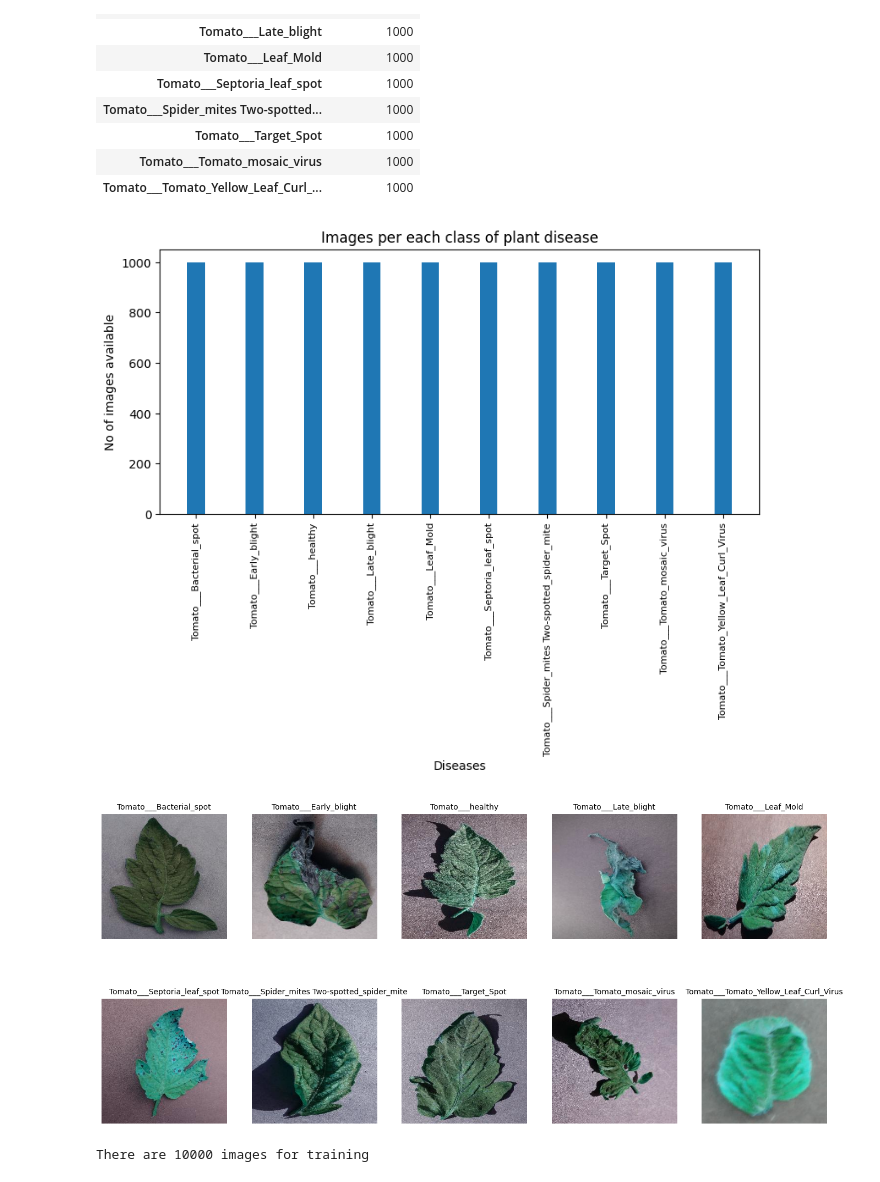
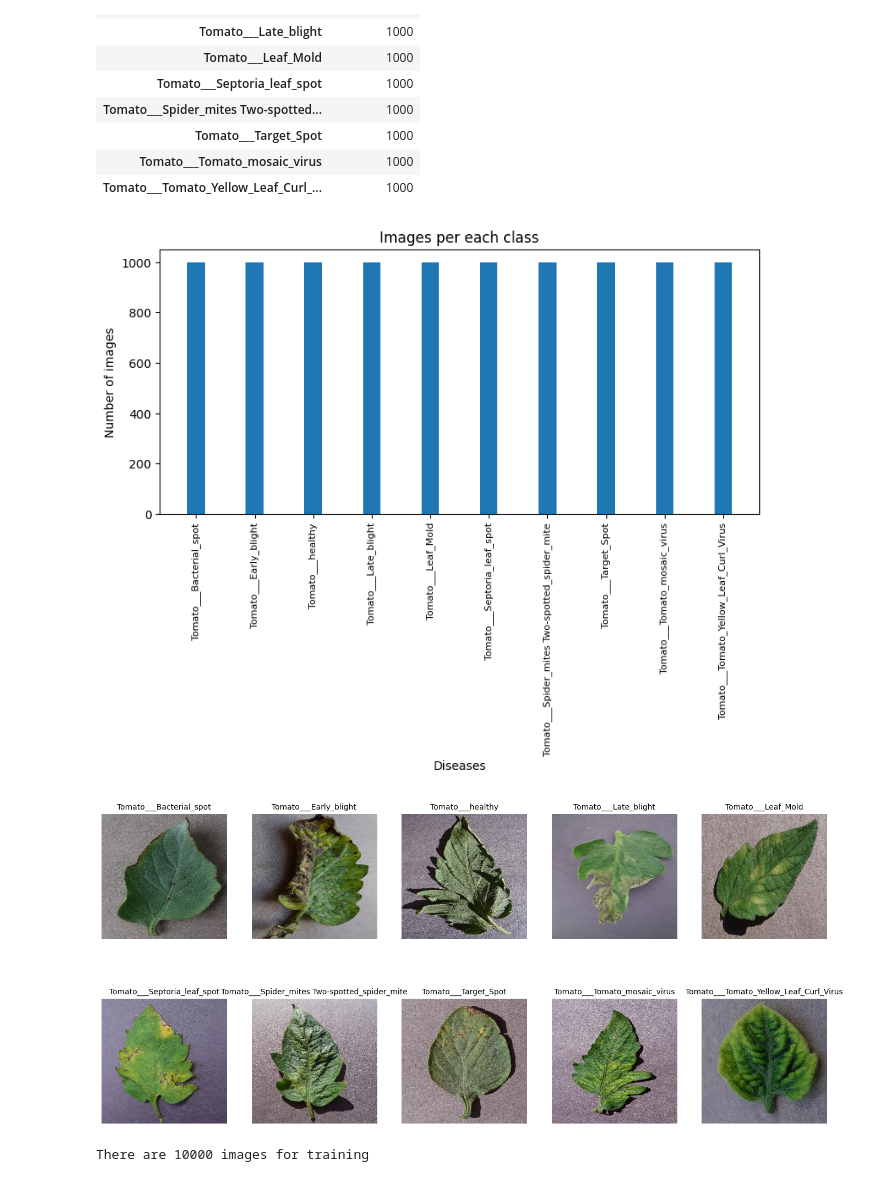
Before and after one commit to NhatPhuong2106/Applied_Parallel_Programming, a Jupyter notebook: data_preprocessing/understand_data.ipynb, the cells around one changed output. Drawn from its saved outputs; the diff is of its cells as text; code cells hidden in the pictures.

```diff
--- a/data_preprocessing/understand_data.ipynb
+++ b/data_preprocessing/understand_data.ipynb
@@ -10,8 +10,8 @@ import os
 # %%
 image_path = "../dataset/train"
 # %%
-image_labels = os.listdir(image_path)
-print("Total class:", len(image_labels))
+labels = os.listdir(image_path)
+print("Total class:", len(labels))
 # %% [output]
 Total class: 10
 # %%
@@ -25,7 +25,7 @@ print("Number of diseases:", n_diseases)
 Number of diseases: 9
 # %%
 nums = {}
-for disease in image_labels:
+for disease in labels:
     nums[disease] = len(os.listdir(image_path + '/' + disease))
 
 img_per_class = pd.DataFrame(nums.values(), index=nums.keys(), columns=["no. of images"])
@@ -47,22 +47,23 @@ index = [i for i in range(10)]
 plt.figure(figsize = (9, 4))
 plt.bar(index, [n for n in nums.values()], width = 0.3)
 plt.xlabel('Diseases', fontsize = 10)
-plt.ylabel('No of images available', fontsize = 10)
-plt.xticks(index, image_labels, fontsize = 8, rotation = 90)
-plt.title('Images per each class of plant disease');
+plt.ylabel('Number of images', fontsize = 10)
+plt.xticks(index, labels, fontsize = 8, rotation = 90)
+plt.title('Images per each class');
 # %% [output]
-[figure, old version]
+[figure, new version]
 # %%
 plt.figure(figsize=(17, 8))
-for i, disease in enumerate(image_labels):
+for i, disease in enumerate(labels):
     plt.subplot(2, 5, i + 1)
     list_image = os.listdir(image_path + '/' + disease)
-    image = cv2.imread(os.path.join(os.path.join(image_path, disease), list_image[i]))
+    image = cv2.imread(os.path.join(os.path.join(image_path, disease), list_image[21]))
+    image = cv2.cvtColor(image, cv2.COLOR_BGR2RGB)
     plt.imshow(image)
     plt.title(disease, fontsize=10)
     plt.axis("off")
 # %% [output]
-[figure, old version]
+[figure, new version]
 # %%
 n_train = 0
 for value in nums.values():
```
Also changed, not shown: parts of 3 cells of this notebook, 7 other files.
